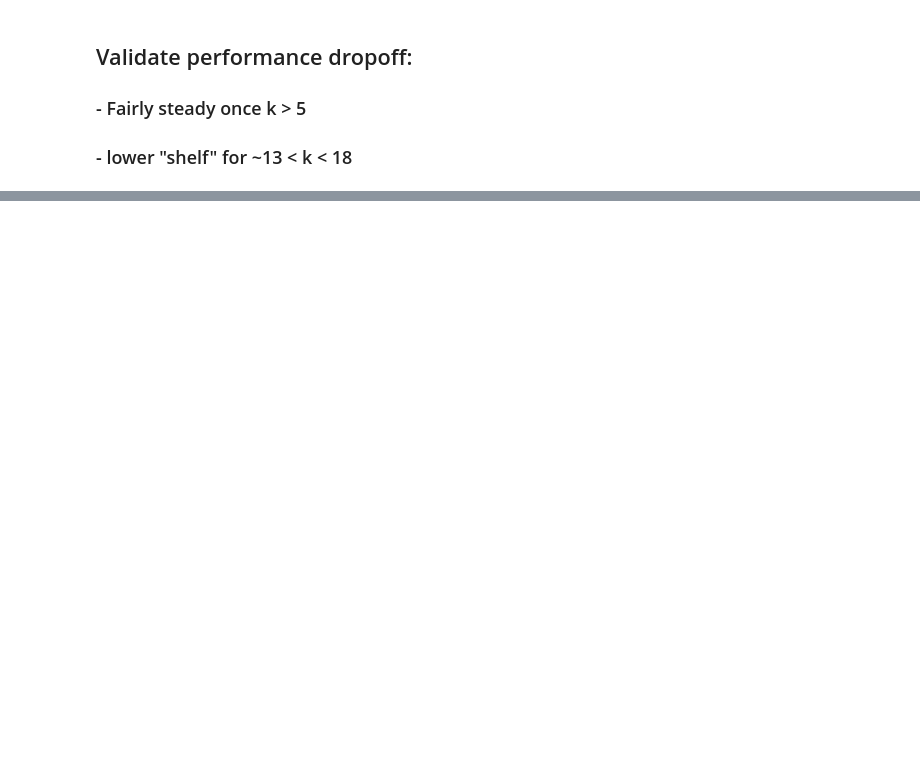
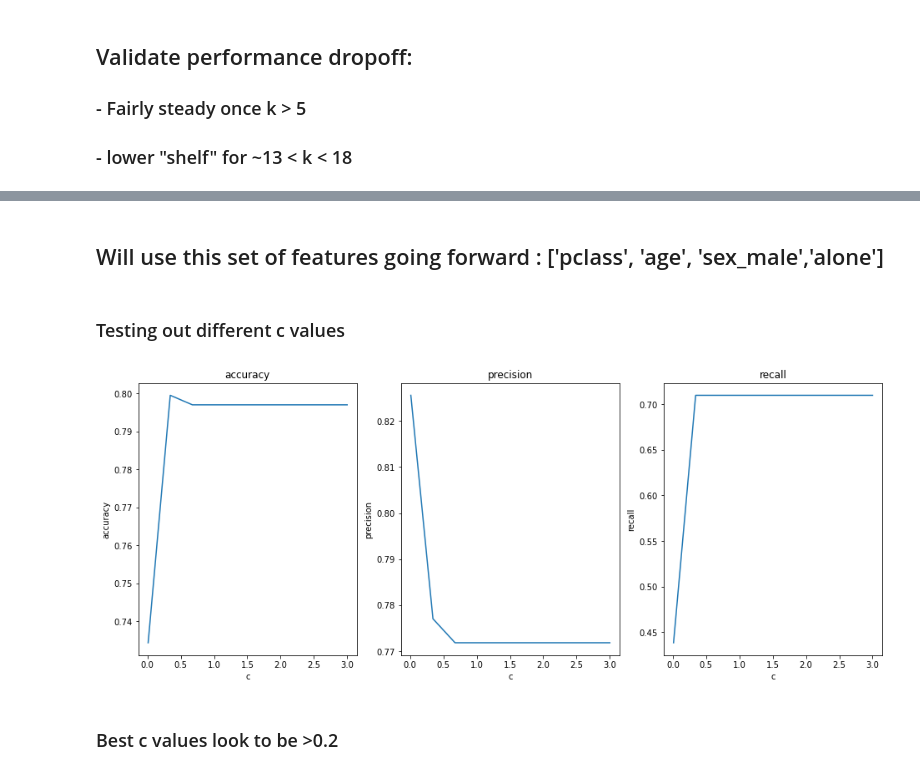
Before and after one commit to jesse-d-marder/classification-exercises, a Jupyter notebook: model.ipynb, the cells around one changed output, grey strips where cells are left out. Drawn from its saved outputs; the diff is of its cells as text; code cells hidden in the pictures; blank space fills up the shorter version.

```diff
--- a/model.ipynb
+++ b/model.ipynb
@@ -888,0 +956,2 @@ for i, metric in enumerate(to_plot):
+# %%
+y_pred = logit.predict(X_train)
@@ -888,0 +991,2 @@ for i, metric in enumerate(to_plot):
+# %%
+selected_features = ['age', 'pclass', 'fare', 'sex_male']
@@ -888,0 +1174,2 @@ for i, metric in enumerate(to_plot):
+# %%
+selected_features = ['pclass', 'age', 'sex_male','alone']
@@ -888,0 +1196,33 @@ for i, metric in enumerate(to_plot):
+# %% [markdown]
+## Will use this set of features going forward : ['pclass', 'age', 'sex_male','alone']
+# %% [markdown]
+### Testing out different c values
+# %%
+cs =[]
+accuracies = []
+precisions = []
+recalls = []
+v_accuracies = []
+v_precisions = []
+v_recalls = []
+c_values = [0.01, 0.1, 1, 10, 100, 1000]
+# np.linspace(0.01, 1, num = 10):
+for c in np.linspace(0.01, 3, num = 10):
+    cs.append(c)
+    reports = logistic_regression(train, selected_features, 'survived', c, None,None, False)
+
+    train_report = reports['train']
+    accuracies.append(train_report['accuracy'])
+    precisions.append(train_report['1']['precision'])
+    recalls.append(train_report['1']['recall'])
+train_results_df= pd.DataFrame(data = {"c":cs,"accuracy":accuracies,"precision":precisions,"recall":recalls})
+# %%
+_, ax = plt.subplots(1,3,figsize=(16,6))
+to_plot = ['accuracy','precision','recall']
+for i, metric in enumerate(to_plot):
+    sns.lineplot(x = train_results_df.c, y= train_results_df[metric], ax = ax[i])
+    ax[i].set_title(metric)
+# %% [output]
+[figure, added]
+# %% [markdown]
+### Best c values look to be >0.2
```
Also changed, not shown: parts of 77 cells of this notebook.
